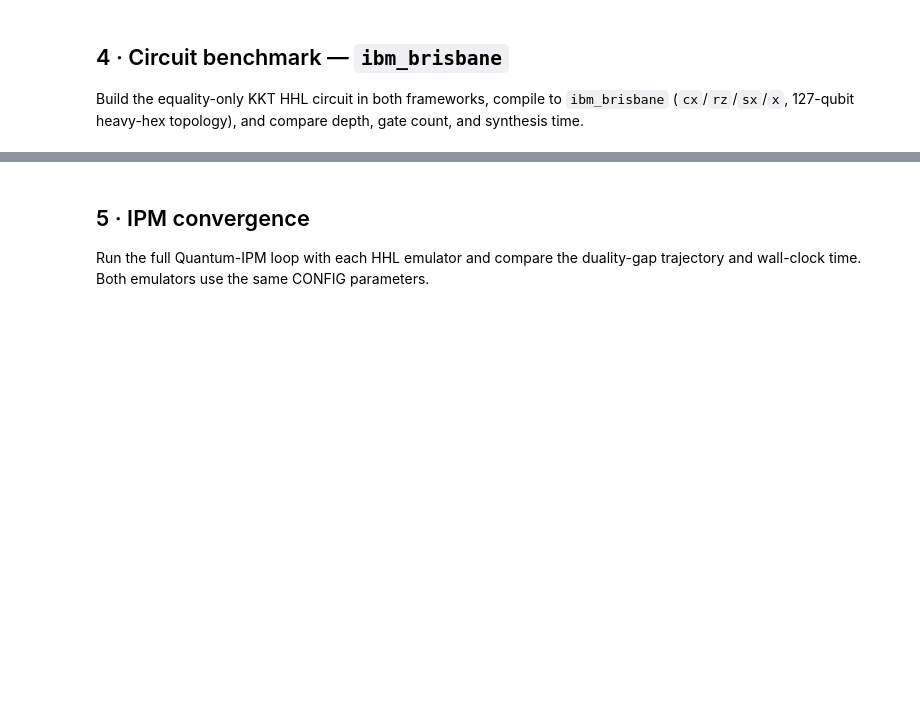
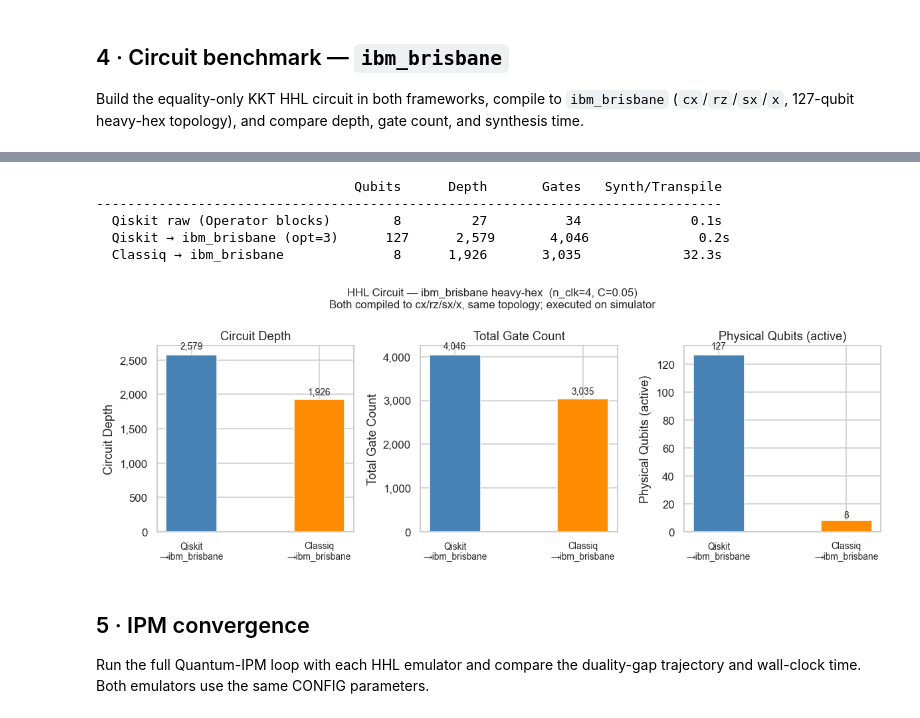
Before and after one commit to Nadav138/QApp, a Jupyter notebook: workshop/benchmark/qiskit_vs_classiq.ipynb, the cells around one changed output, grey strips where cells are left out. Drawn from its saved outputs; the diff is of its cells as text; code cells hidden in the pictures; blank space fills up the shorter version.

```diff
--- a/workshop/benchmark/qiskit_vs_classiq.ipynb
+++ b/workshop/benchmark/qiskit_vs_classiq.ipynb
@@ -383,46 +465,55 @@ circuit_data = {
 # %%
 # ── circuit size comparison table ───────────────────────────────────────────
+def _fmt(v, w, comma=True):
+    if v is None:
+        return f"{'(n/a)':>{w}}"
+    return f"{v:>{w},}" if comma else f"{v:>{w}}"
+
 print(f"\n{'':30s}  {'Qubits':>7}  {'Depth':>9}  {'Gates':>10}  {'Synth/Transpile':>16}")
 print("-" * 80)
 rows = [
-    ("Qiskit raw (Operator blocks)", qc.num_qubits, qc.depth(), qc.size(), f"{t_qiskit_build:.1f}s"),
-    (f"Qiskit → {IBM_BACKEND} (opt=3)", qc_ibm.num_qubits, qc_ibm.depth(), qc_ibm.size(), f"{t_qiskit_transpile:.1f}s"),
-    ("Classiq → simulator",            w_sim, d_sim, sum(ops_sim.values()) if ops_sim else 0, f"{t_classiq_sim_synth:.1f}s"),
-    (f"Classiq → {IBM_BACKEND}",       w_ibm, d_ibm, sum(ops_ibm.values()) if ops_ibm else 0, f"{t_classiq_ibm_synth:.1f}s"),
+    ("Qiskit raw (Operator blocks)",   qc.num_qubits, qc.depth(), qc.size(), t_qiskit_build),
+    (f"Qiskit → {IBM_BACKEND} (opt=3)",
+        getattr(qc_ibm, "num_qubits", None),
+        qc_ibm.depth() if qc_ibm is not None else None,
+        qc_ibm.size()  if qc_ibm is not None else None,
+        t_qiskit_transpile),
+    (f"Classiq → {IBM_BACKEND}",       w_ibm, d_ibm, sum(ops_ibm.values()) if ops_ibm else None, t_classiq_synth),
 ]
 for label, qubits, depth, gates, timing in rows:
-    print(f"  {label:28s}  {qubits:>7}  {depth:>9,}  {gates:>10,}  {timing:>16}")
-
-# store for plotting
-circuit_data = {
-    "labels": [f"Qiskit\n→{IBM_BACKEND}", f"Classiq\n(simulator)", f"Classiq\n→{IBM_BACKEND}"],
-    "depths": [qc_ibm.depth(), d_sim, d_ibm],
-    "gates":  [qc_ibm.size(),  sum(ops_sim.values()) if ops_sim else 0, sum(ops_ibm.values()) if ops_ibm else 0],
-    "qubits": [qc_ibm.num_qubits, w_sim, w_ibm],
-    "synth_times": [t_qiskit_transpile, t_classiq_sim_synth, t_classiq_ibm_synth],
-}
+    print(f"  {label:28s}  {_fmt(qubits,7,comma=False)}  {_fmt(depth,9)}  {_fmt(gates,10)}  {timing:>15.1f}s")
+# %% [output]
+                                 Qubits      Depth       Gates   Synth/Transpile
+--------------------------------------------------------------------------------
+  Qiskit raw (Operator blocks)        8         27          34              0.1s
+  Qiskit → ibm_brisbane (opt=3)      127      2,579       4,046              0.2s
+  Classiq → ibm_brisbane              8      1,926       3,035             32.3s
 # %%
 # ── plot: circuit size comparison ───────────────────────────────────────────
-fig, axes = plt.subplots(1, 3, figsize=(14, 4))
-colors = ["steelblue", "sandybrown", "darkorange"]
+fig, axes = plt.subplots(1, 3, figsize=(11, 4))
+colors = ["steelblue", "darkorange"]
 x = range(len(circuit_data["labels"]))
 
 for ax, key, title in zip(axes,
         ["depths", "gates", "qubits"],
-        ["Circuit Depth", "Total Gate Count", "Physical Qubits"]):
-    bars = ax.bar(x, circuit_data[key], color=colors, edgecolor="white", width=0.5)
+        ["Circuit Depth", "Total Gate Count", "Physical Qubits (active)"]):
+    bars = ax.bar(x, circuit_data[key], color=colors, edgecolor="white", width=0.4)
     ax.set_xticks(x); ax.set_xticklabels(circuit_data["labels"], fontsize=9)
     ax.set_title(title); ax.set_ylabel(title)
     for bar in bars:
         h = bar.get_height()
         ax.text(bar.get_x() + bar.get_width()/2, h * 1.02,
-                f"{h:,.0f}", ha="center", va="bottom", fontsize=8)
+                f"{h:,.0f}", ha="center", va="bottom", fontsize=9)
     ax.yaxis.set_major_formatter(plt.FuncFormatter(lambda v,_: f"{int(v):,}"))
 
-plt.suptitle(f"HHL Circuit Size — ibm_brisbane  (n_clk={CONFIG['quantum_hhl_n_clk']}, C={CONFIG['quantum_hhl_C']})",
-             fontsize=13)
+plt.suptitle(
+    f"HHL Circuit — {IBM_BACKEND} heavy-hex  (n_clk={CONFIG['quantum_hhl_n_clk']}, "
+    f"C={CONFIG['quantum_hhl_C']})\nBoth compiled to cx/rz/sx/x, same topology; executed on simulator",
+    fontsize=11)
 plt.tight_layout()
 plt.show()
+# %% [output]
+[figure, added]
 # %% [markdown]
 ## 5 · IPM convergence
 
```
Also changed, not shown: parts of 10 cells of this notebook.
